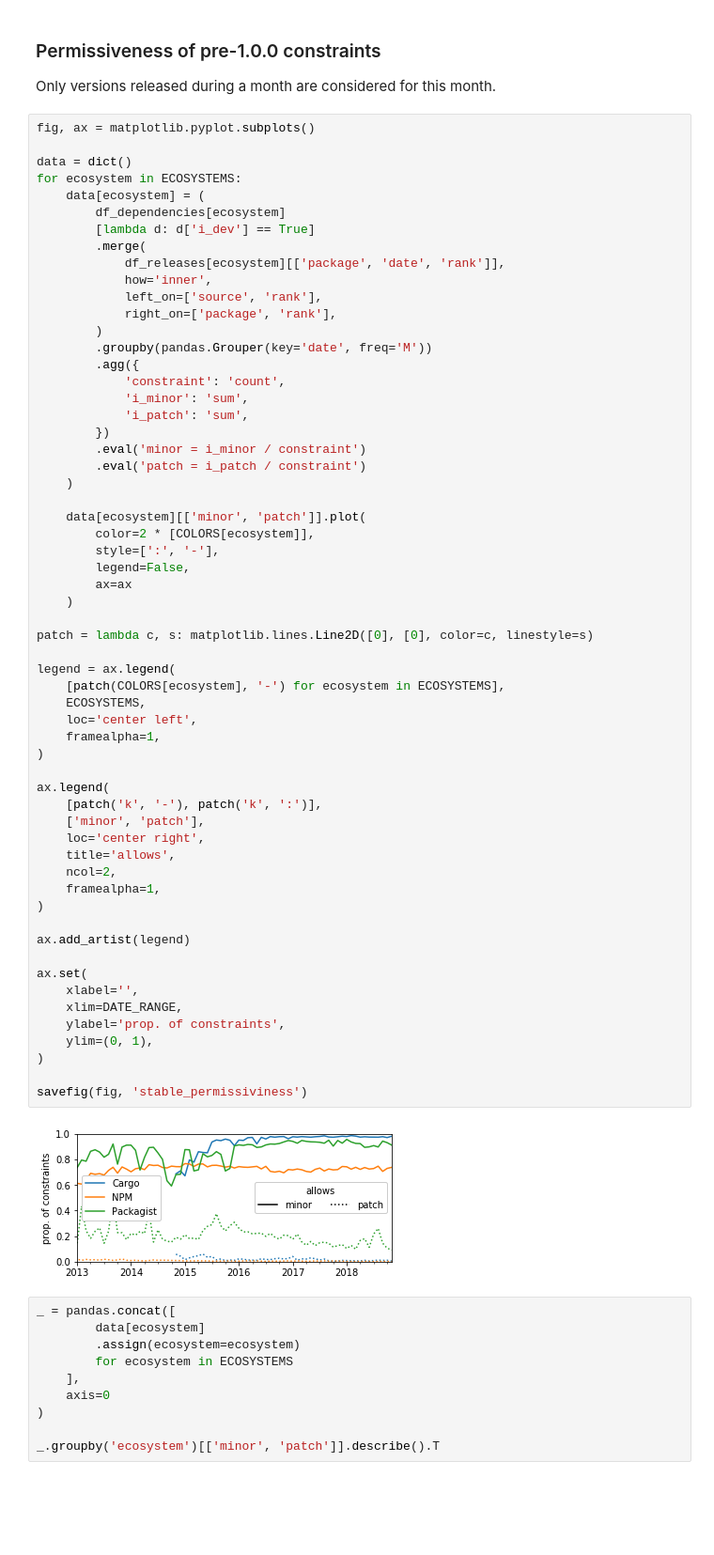
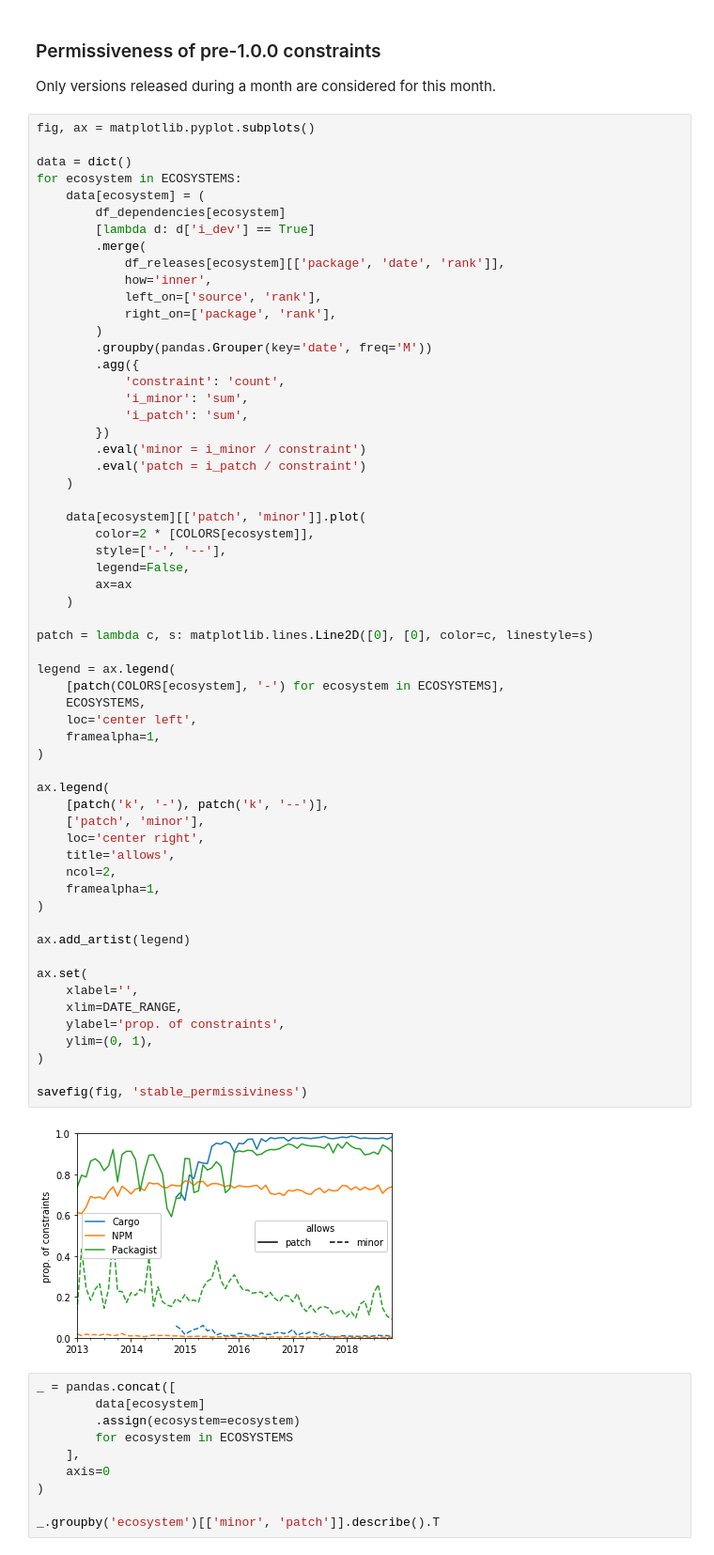
Before and after one commit to AlexandreDecan/secos-zero, a Jupyter notebook: notebooks/Magic zero.ipynb, the cells around one changed output. Shown at 94% size. Cells and saved outputs as stored; diff of their text form; blank space fills up the shorter version.

```diff
--- a/notebooks/Magic zero.ipynb
+++ b/notebooks/Magic zero.ipynb
@@ -317,43 +330,43 @@ for ecosystem in ECOSYSTEMS:
         .eval('patch = i_patch / constraint')
     )
 
-    data[ecosystem][['minor', 'patch']].plot(
+    data[ecosystem][['patch', 'minor']].plot(
         color=2 * [COLORS[ecosystem]],
-        style=[':', '-'],
+        style=['-', '--'],
         legend=False,
         ax=ax
     )
 
 patch = lambda c, s: matplotlib.lines.Line2D([0], [0], color=c, linestyle=s)
 
 legend = ax.legend(
     [patch(COLORS[ecosystem], '-') for ecosystem in ECOSYSTEMS],
     ECOSYSTEMS,
     loc='center left',
     framealpha=1,
 )
 
 ax.legend(
-    [patch('k', '-'), patch('k', ':')],
-    ['minor', 'patch'],
+    [patch('k', '-'), patch('k', '--')],
+    ['patch', 'minor'],
     loc='center right',
     title='allows',
     ncol=2,
     framealpha=1,
 )
 
 ax.add_artist(legend)
 
 ax.set(
     xlabel='',
     xlim=DATE_RANGE,
     ylabel='prop. of constraints',
     ylim=(0, 1),
 )
 
 savefig(fig, 'stable_permissiviness')
 # %% [output]
-[figure, old version]
+[figure, new version]
 # %%
 _ = pandas.concat([
         data[ecosystem]
```
Also changed, not shown: parts of 18 cells of this notebook, 2 other files.
